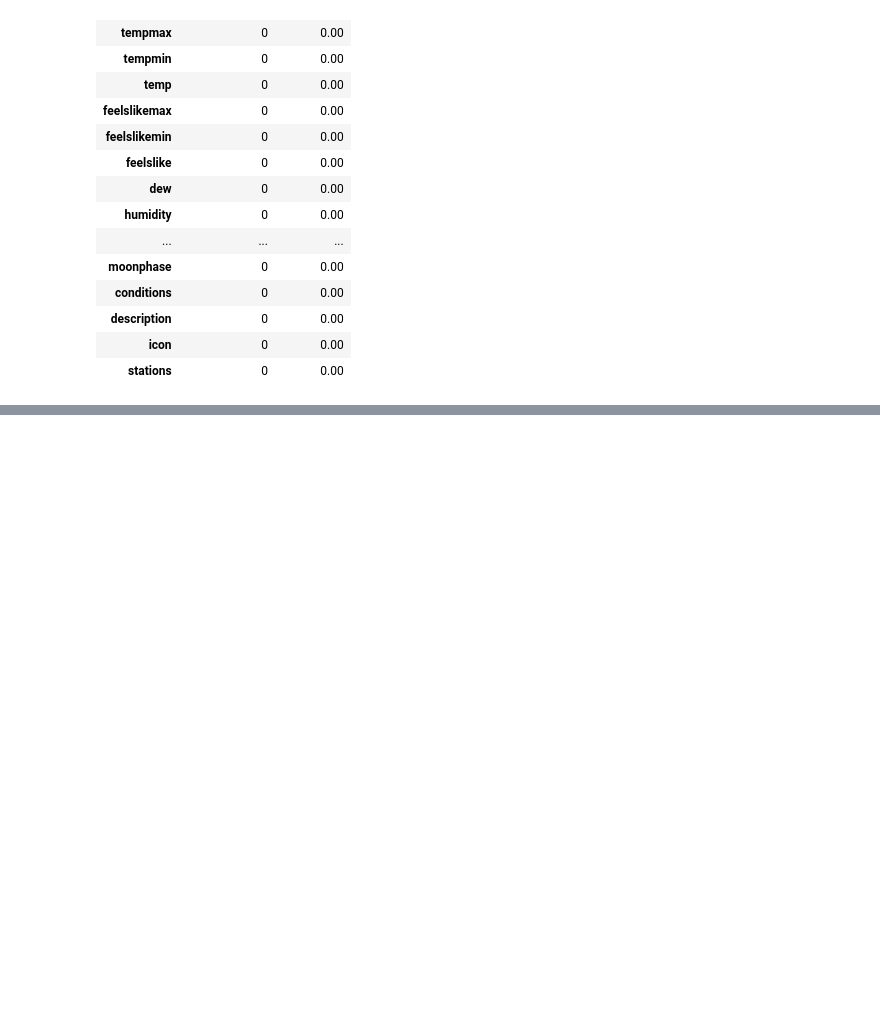
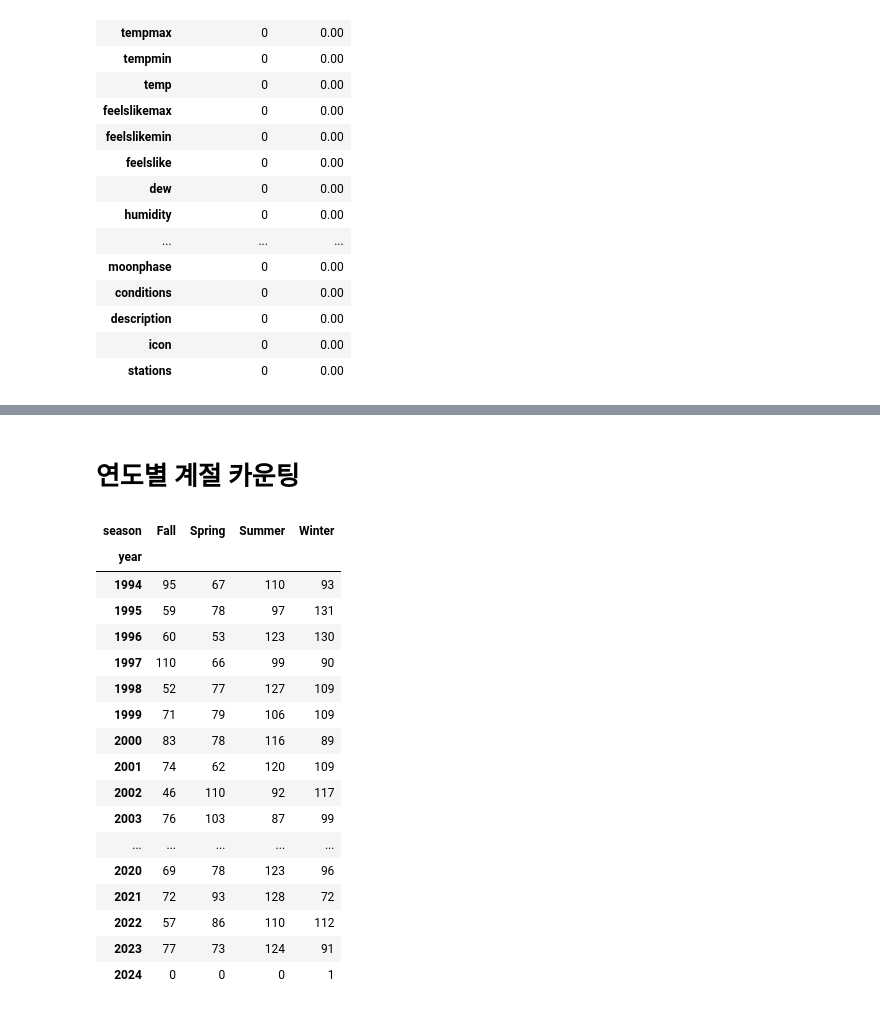
Before and after one commit to dev-jhjoo/SeoulWeatherAnalysis, a Jupyter notebook: analysis.ipynb, the cells around one changed output, grey strips where cells are left out. Cells and saved outputs as stored; diff of their text form; code cells hidden in the pictures; blank space fills up the shorter version.

```diff
--- a/analysis.ipynb
+++ b/analysis.ipynb
@@ -92,0 +193,32 @@ missing_data_summary.round(2)
+# %%
+def determine_season(temperatures):
+    seasons = []
+    current_season = 'Winter'
+    seasons.append(current_season)  # 첫 번째 날짜는 Winter로 시작
+
+    for i in range(1, len(temperatures)):
+        future_temps = temperatures[i:i+14]  # 현재 일자 기준으로 2주간의 온도 데이터를 확인
+
+        if current_season == 'Winter':
+            # 2주간의 온도가 쭉 5도 이상이라면 Spring으로 전환
+            if len(future_temps) == 14 and all(temp >= 5 for temp in future_temps):
+                current_season = 'Spring'
+
+        elif current_season == 'Spring':
+            # 2주간의 온도가 쭉 20도 이상이라면 Summer로 전환
+            if len(future_temps) == 14 and all(temp >= 20 for temp in future_temps):
+                current_season = 'Summer'
+
+        elif current_season == 'Summer':
+            # 2주간의 온도가 쭉 20도 미만으로 떨어지면 Fall로 전환
+            if len(future_temps) == 14 and all(temp < 20 for temp in future_temps):
+                current_season = 'Fall'
+
+        elif current_season == 'Fall':
+            # 2주간의 온도가 쭉 5도 미만으로 떨어지면 Winter로 전환
+            if len(future_temps) == 14 and all(temp < 5 for temp in future_temps):
+                current_season = 'Winter'
+
+        seasons.append(current_season)
+
+    return seasons
@@ -92,0 +256,31 @@ missing_data_summary.round(2)
+# %% [markdown]
+# 연도별 계절 카운팅
+# %%
+# 새로운 DF 선언
+year_season_count = pd.DataFrame()
+
+# datetime을 date type으로 변경 후 year 추출
+year_season_count['year'] = pd.to_datetime(df['datetime']).dt.year
+year_season_count['season'] = df['seasons']
+
+# 년도별로 계절을 카운트
+year_season_count.groupby(['year', 'season']).size().unstack(fill_value=0)
+# %% [output]
+| season | Fall | Spring | Summer | Winter |
+| year |  |  |  |  |
+| 1994 | 95 | 67 | 110 | 93 |
+| 1995 | 59 | 78 | 97 | 131 |
+| 1996 | 60 | 53 | 123 | 130 |
+| 1997 | 110 | 66 | 99 | 90 |
+| 1998 | 52 | 77 | 127 | 109 |
+| 1999 | 71 | 79 | 106 | 109 |
+| 2000 | 83 | 78 | 116 | 89 |
+| 2001 | 74 | 62 | 120 | 109 |
+| 2002 | 46 | 110 | 92 | 117 |
+| 2003 | 76 | 103 | 87 | 99 |
+| ... | ... | ... | ... | ... |
+| 2020 | 69 | 78 | 123 | 96 |
+| 2021 | 72 | 93 | 128 | 72 |
+| 2022 | 57 | 86 | 110 | 112 |
+| 2023 | 77 | 73 | 124 | 91 |
+| 2024 | 0 | 0 | 0 | 1 |
```
Also changed, not shown: parts of 11 cells of this notebook, 2 other files.
